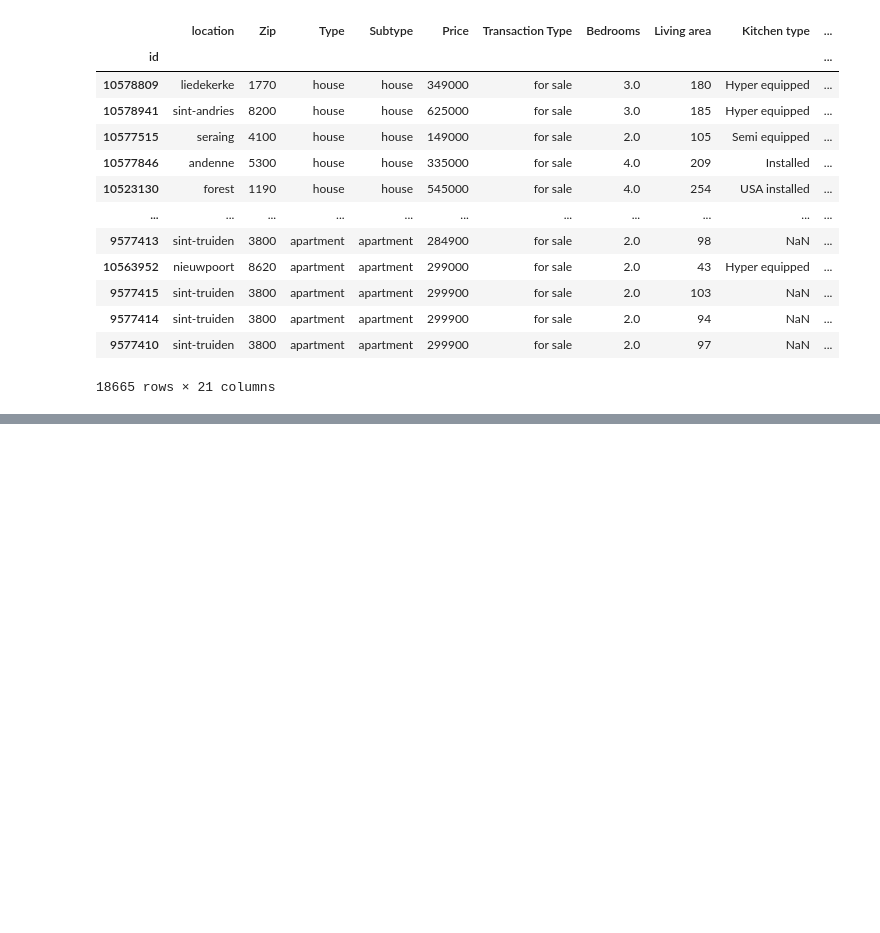
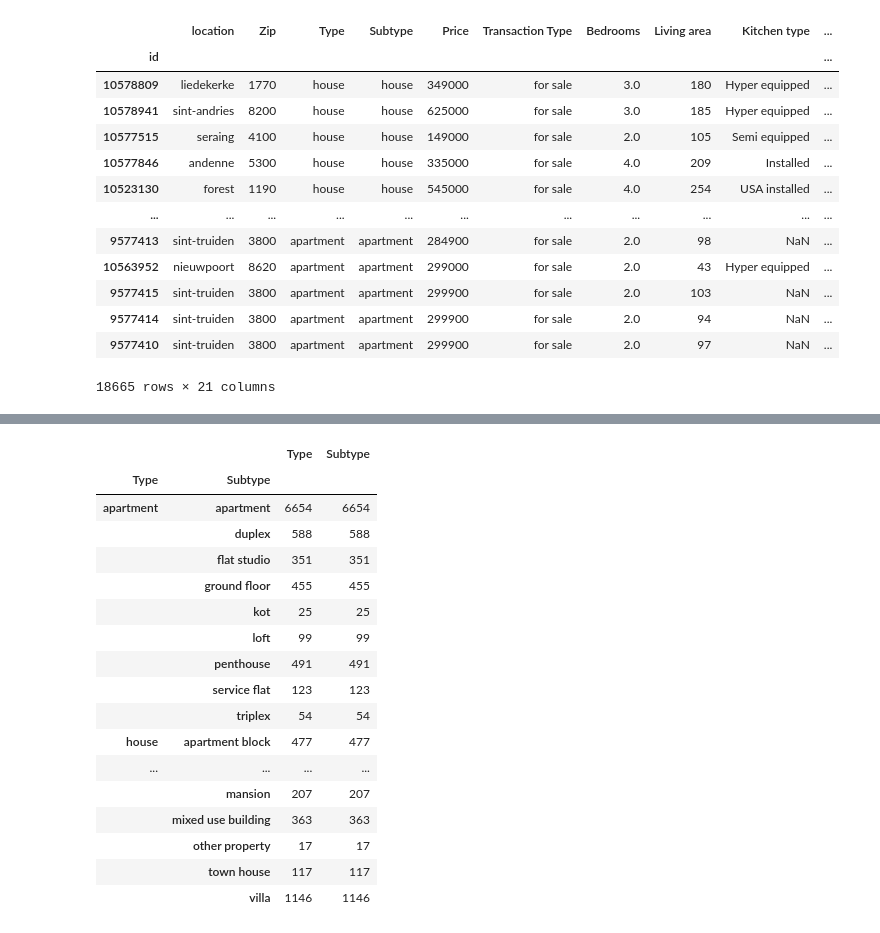
Before and after one commit to melikkekaya/challenge-data-analysis, a Jupyter notebook: melike.ipynb, the cells around one changed output, grey strips where cells are left out. Drawn from its saved outputs; the diff is of its cells as text; code cells hidden in the pictures; blank space fills up the shorter version.

```diff
--- a/melike.ipynb
+++ b/melike.ipynb
@@ -83,0 +137,21 @@ df
+# %%
+df.groupby(['Type','Subtype'])[['Type','Subtype']].agg("count")
+# %% [output]
+|  |  | Type | Subtype |
+| Type | Subtype |  |  |
+| apartment | apartment | 6654 | 6654 |
+|  | duplex | 588 | 588 |
+|  | flat studio | 351 | 351 |
+|  | ground floor | 455 | 455 |
+|  | kot | 25 | 25 |
+|  | loft | 99 | 99 |
+|  | penthouse | 491 | 491 |
+|  | service flat | 123 | 123 |
+|  | triplex | 54 | 54 |
+| house | apartment block | 477 | 477 |
+| ... | ... | ... | ... |
+|  | mansion | 207 | 207 |
+|  | mixed use building | 363 | 363 |
+|  | other property | 17 | 17 |
+|  | town house | 117 | 117 |
+|  | villa | 1146 | 1146 |
```
Also changed, not shown: parts of 5 cells of this notebook, 1 other file.
